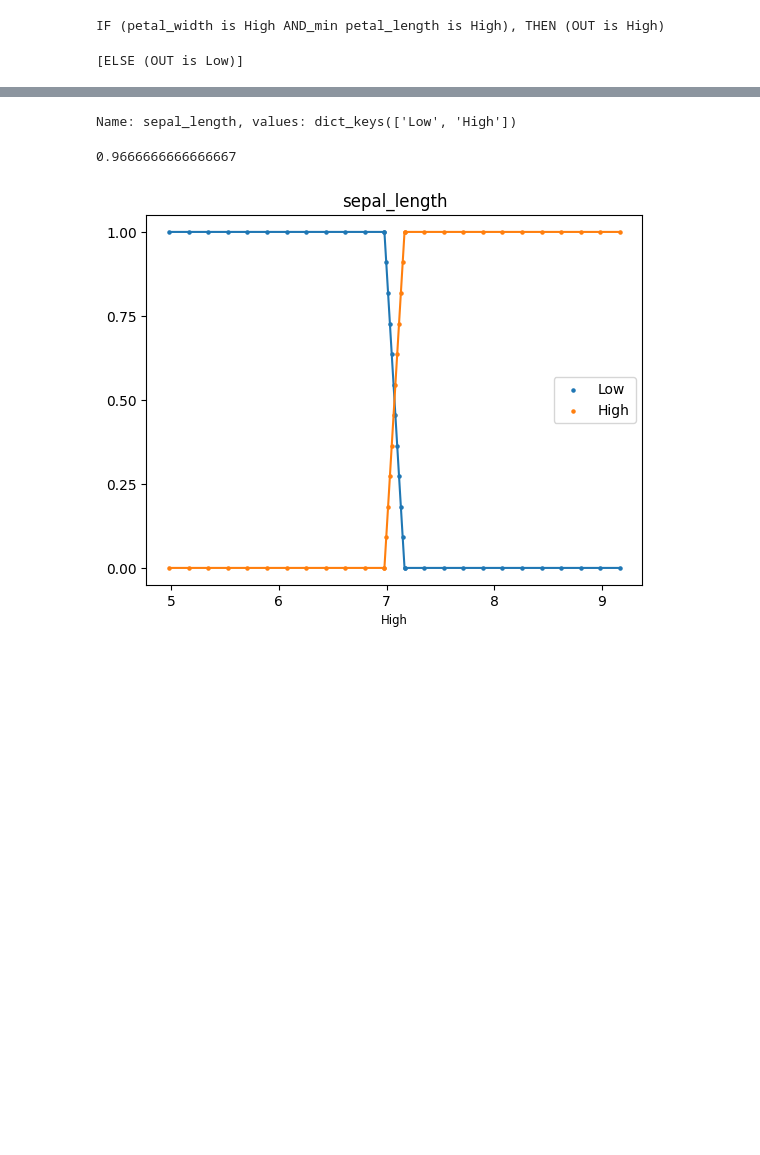
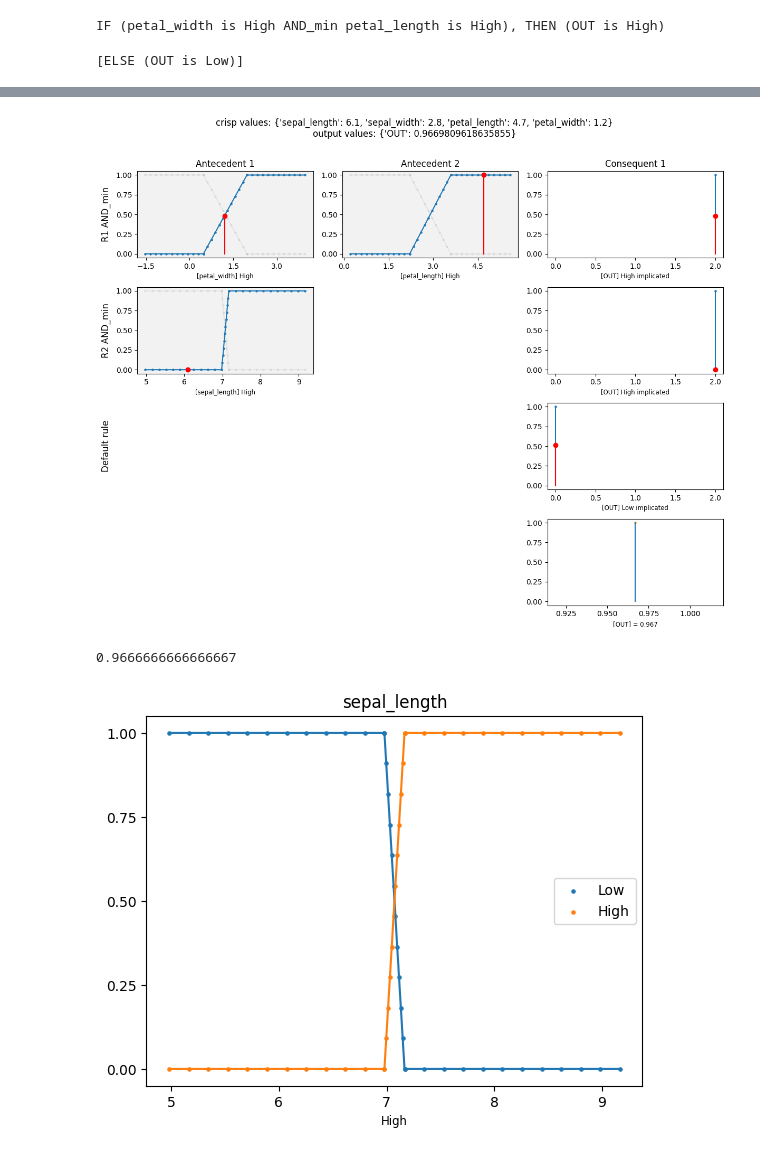
Before and after one commit to arthurbabey/fuzzycocopython, a Jupyter notebook: Untitled-1.ipynb, the cells around one changed output, grey strips where cells are left out. Saved outputs shown, nothing was run; the diff lists cells and outputs as text; code cells hidden in the pictures; blank space fills up the shorter version.

```diff
--- a/Untitled-1.ipynb
+++ b/Untitled-1.ipynb
@@ -102,7 +100,7 @@ importances
-# %%
-print(model.variables_[0])
-# %% [output]
-Name: sepal_length, values: dict_keys(['Low', 'High'])
+# %%
+model.plot_aggregated_output(X_test[0])
+# %% [output]
+[figure, added]
 # %%
 model.score(X_test, y_test)
 # %% [output]
```
Also changed, not shown: parts of 4 cells of this notebook, 2 other files.
